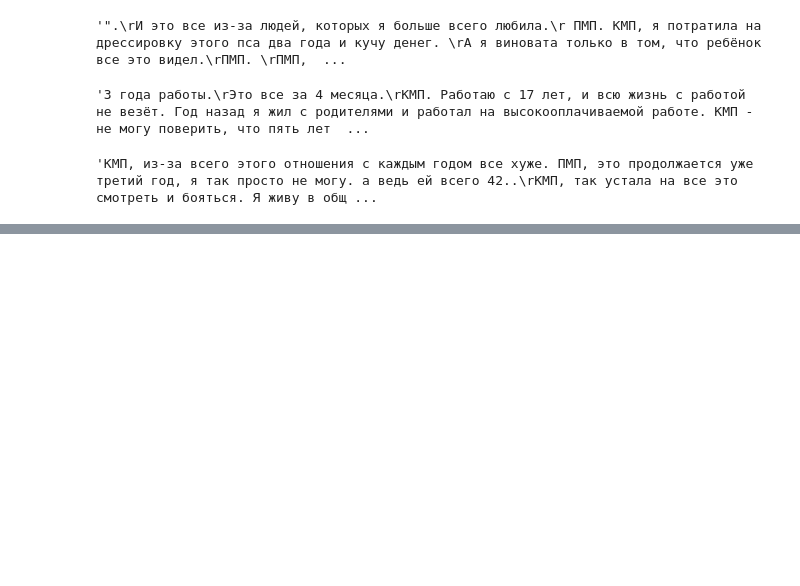
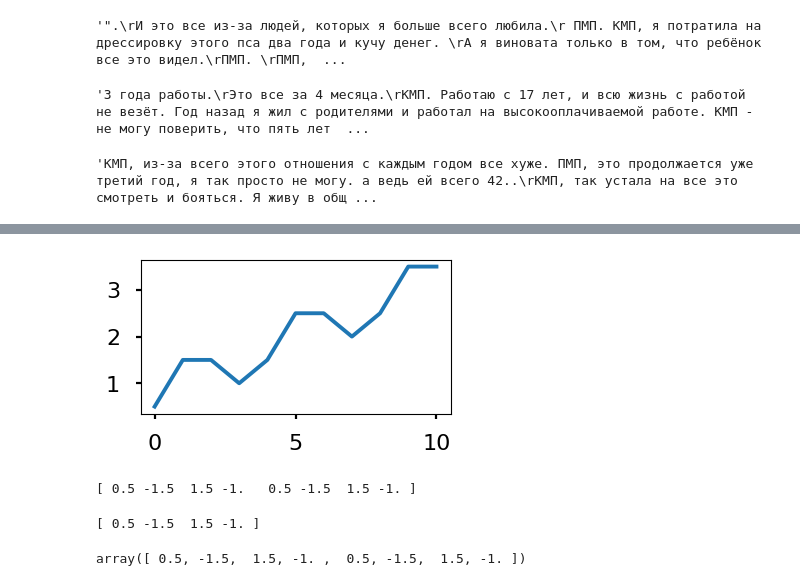
Before and after one commit to Myonin/text-mining-pipline, a Jupyter notebook: notebooks/killplsme_nlp.ipynb, the cells around one changed output, grey strips where cells are left out. Cells and saved outputs as stored; diff of their text form; code cells hidden in the pictures; blank space fills up the shorter version.

```diff
--- a/notebooks/killplsme_nlp.ipynb
+++ b/notebooks/killplsme_nlp.ipynb
@@ -457,0 +473,21 @@ TextSummarizer({'len_summary': 50, 'text_column': 'text'}).transform(df_text[df_
+# %%
+plt.figure(figsize=[4, 2])
+plt.plot(range(len(t_mean)), t_mean, )
+plt.show()
+# %% [output]
+[figure, added]
+# %%
+# Определим сезонность по первым двум годам
+t_s = t_real[0:8]-t_mean[0:8] # разность между реальными значениями и трендом
+print(t_s)
+# %% [output]
+[ 0.5 -1.5  1.5 -1.   0.5 -1.5  1.5 -1. ]
+# %%
+t_s = t_s.mean(0) # Итоговый результат - это среднее по всем сезонам
+print(t_s)
+# %% [output]
+[ 0.5 -1.5  1.5 -1. ]
+# %%
+t_s
+# %% [output]
+array([ 0.5, -1.5,  1.5, -1. ,  0.5, -1.5,  1.5, -1. ])
```
Also changed, not shown: parts of 4 cells of this notebook, 4 other files.
